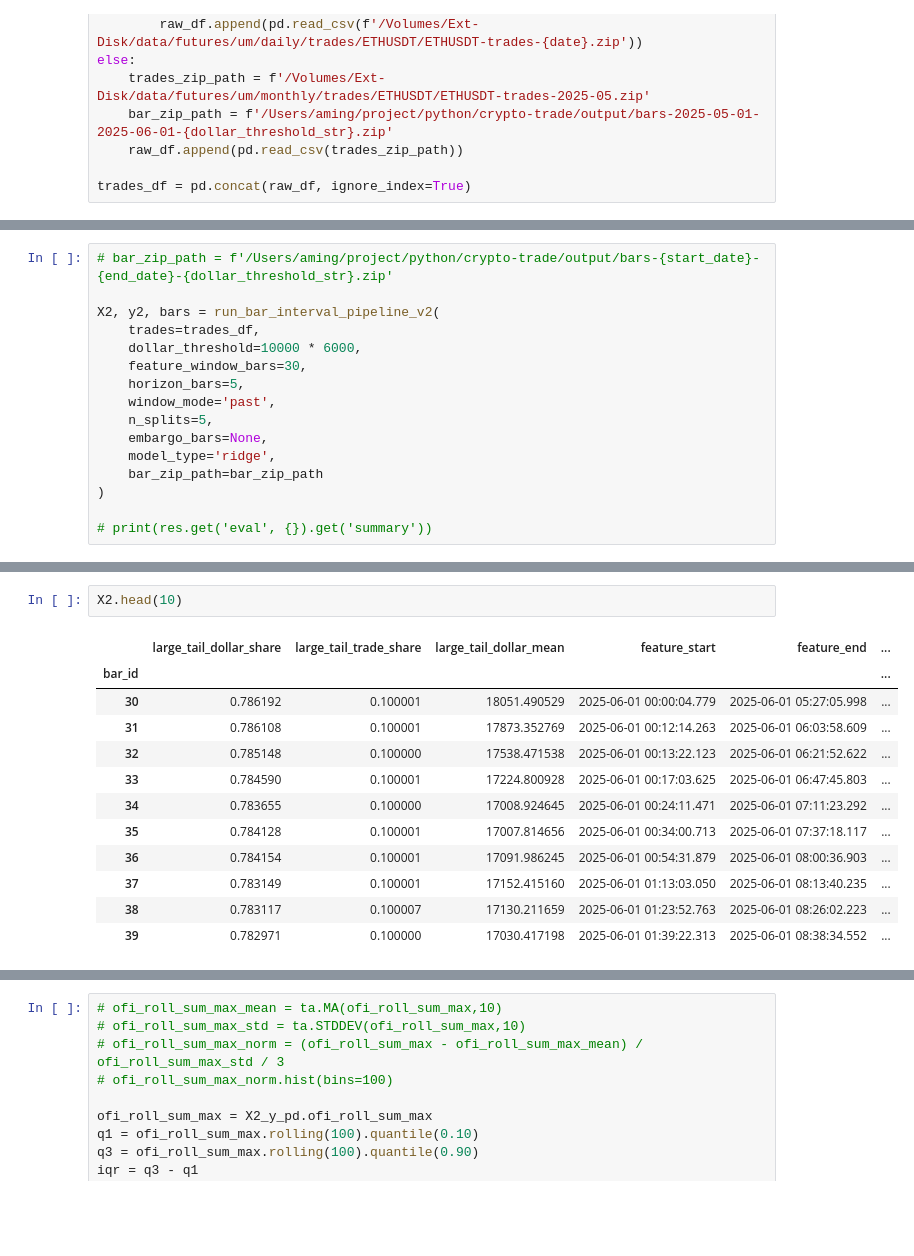
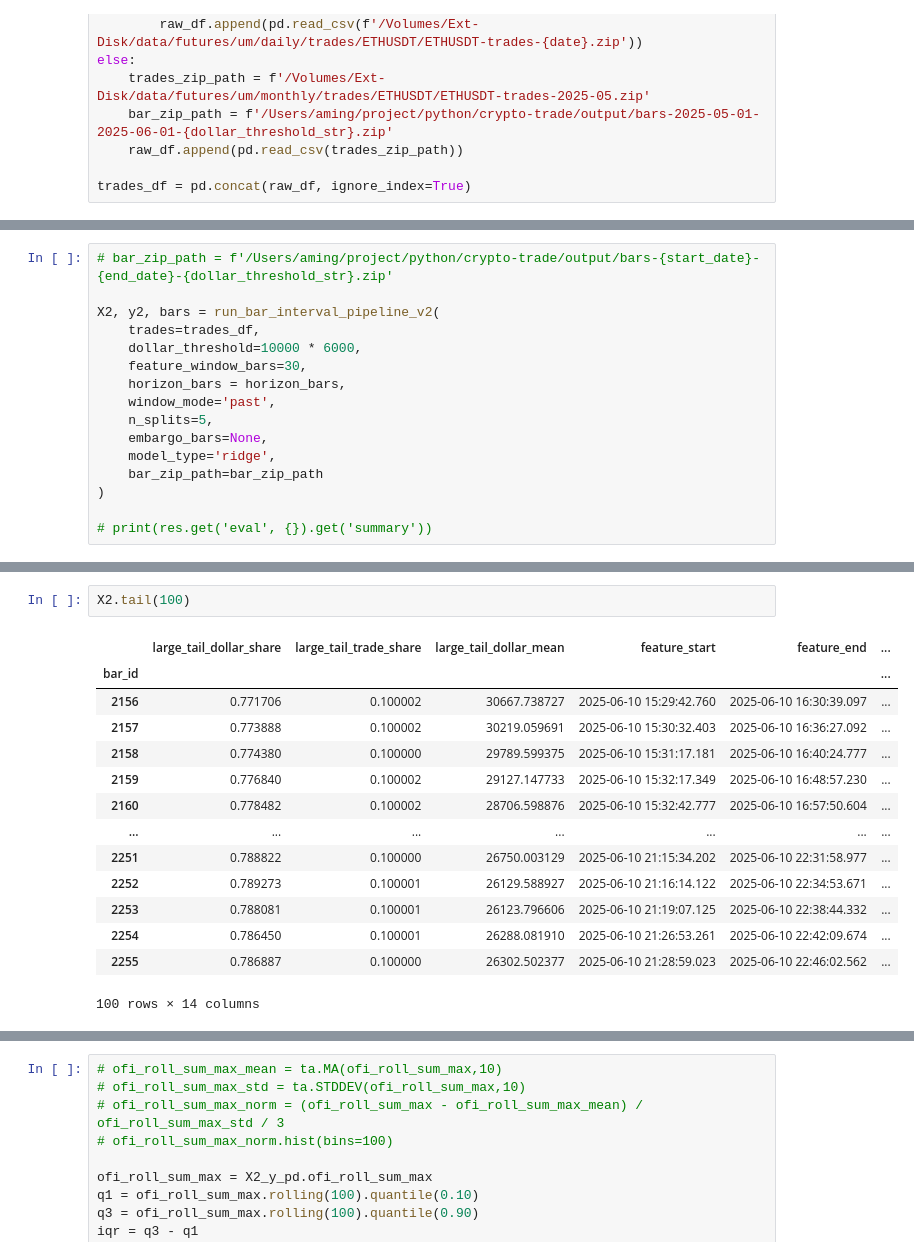
Before and after one commit to aamingaa/crypto-trade, a Jupyter notebook: strategy/fusion/hourly_pipeline.ipynb, the cells around one changed output, grey strips where cells are left out. Cells and saved outputs as stored; diff of their text form; blank space fills up the shorter version.

```diff
--- a/strategy/fusion/hourly_pipeline.ipynb
+++ b/strategy/fusion/hourly_pipeline.ipynb
@@ -1072,7 +1067,7 @@ X2, y2, bars = run_bar_interval_pipeline_v2(
     trades=trades_df,
     dollar_threshold=10000 * 6000,
     feature_window_bars=30,
-    horizon_bars=5,
+    horizon_bars = horizon_bars,
     window_mode='past',
     n_splits=5,
     embargo_bars=None,
@@ -1102,18 +1102,20 @@ X2, y2, bars = run_bar_interval_pipeline_v2(
 # %%
-X2.head(10)
+X2.tail(100)
 # %% [output]
 |  | large_tail_dollar_share | large_tail_trade_share | large_tail_dollar_mean | feature_start | feature_end | ... |
 | bar_id |  |  |  |  |  | ... |
-| 30 | 0.786192 | 0.100001 | 18051.490529 | 2025-06-01 00:00:04.779 | 2025-06-01 05:27:05.998 | ... |
-| 31 | 0.786108 | 0.100001 | 17873.352769 | 2025-06-01 00:12:14.263 | 2025-06-01 06:03:58.609 | ... |
-| 32 | 0.785148 | 0.100000 | 17538.471538 | 2025-06-01 00:13:22.123 | 2025-06-01 06:21:52.622 | ... |
-| 33 | 0.784590 | 0.100001 | 17224.800928 | 2025-06-01 00:17:03.625 | 2025-06-01 06:47:45.803 | ... |
-| 34 | 0.783655 | 0.100000 | 17008.924645 | 2025-06-01 00:24:11.471 | 2025-06-01 07:11:23.292 | ... |
-| 35 | 0.784128 | 0.100001 | 17007.814656 | 2025-06-01 00:34:00.713 | 2025-06-01 07:37:18.117 | ... |
-| 36 | 0.784154 | 0.100001 | 17091.986245 | 2025-06-01 00:54:31.879 | 2025-06-01 08:00:36.903 | ... |
-| 37 | 0.783149 | 0.100001 | 17152.415160 | 2025-06-01 01:13:03.050 | 2025-06-01 08:13:40.235 | ... |
-| 38 | 0.783117 | 0.100007 | 17130.211659 | 2025-06-01 01:23:52.763 | 2025-06-01 08:26:02.223 | ... |
-| 39 | 0.782971 | 0.100000 | 17030.417198 | 2025-06-01 01:39:22.313 | 2025-06-01 08:38:34.552 | ... |
+| 2156 | 0.771706 | 0.100002 | 30667.738727 | 2025-06-10 15:29:42.760 | 2025-06-10 16:30:39.097 | ... |
+| 2157 | 0.773888 | 0.100002 | 30219.059691 | 2025-06-10 15:30:32.403 | 2025-06-10 16:36:27.092 | ... |
+| 2158 | 0.774380 | 0.100000 | 29789.599375 | 2025-06-10 15:31:17.181 | 2025-06-10 16:40:24.777 | ... |
+| 2159 | 0.776840 | 0.100002 | 29127.147733 | 2025-06-10 15:32:17.349 | 2025-06-10 16:48:57.230 | ... |
+| 2160 | 0.778482 | 0.100002 | 28706.598876 | 2025-06-10 15:32:42.777 | 2025-06-10 16:57:50.604 | ... |
+| ... | ... | ... | ... | ... | ... | ... |
+| 2251 | 0.788822 | 0.100000 | 26750.003129 | 2025-06-10 21:15:34.202 | 2025-06-10 22:31:58.977 | ... |
+| 2252 | 0.789273 | 0.100001 | 26129.588927 | 2025-06-10 21:16:14.122 | 2025-06-10 22:34:53.671 | ... |
+| 2253 | 0.788081 | 0.100001 | 26123.796606 | 2025-06-10 21:19:07.125 | 2025-06-10 22:38:44.332 | ... |
+| 2254 | 0.786450 | 0.100001 | 26288.081910 | 2025-06-10 21:26:53.261 | 2025-06-10 22:42:09.674 | ... |
+| 2255 | 0.786887 | 0.100000 | 26302.502377 | 2025-06-10 21:28:59.023 | 2025-06-10 22:46:02.562 | ... |
+100 rows × 14 columns
 # %%
 y2
 # %% [output]
```
Also changed, not shown: parts of 11 cells of this notebook, 1 other file.
